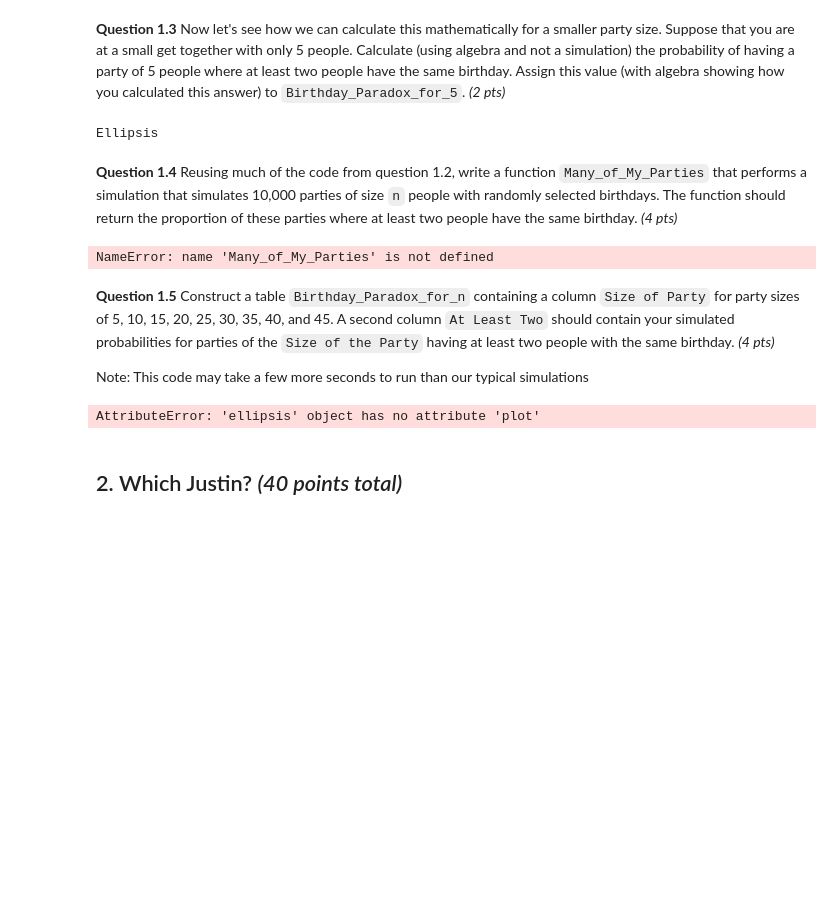
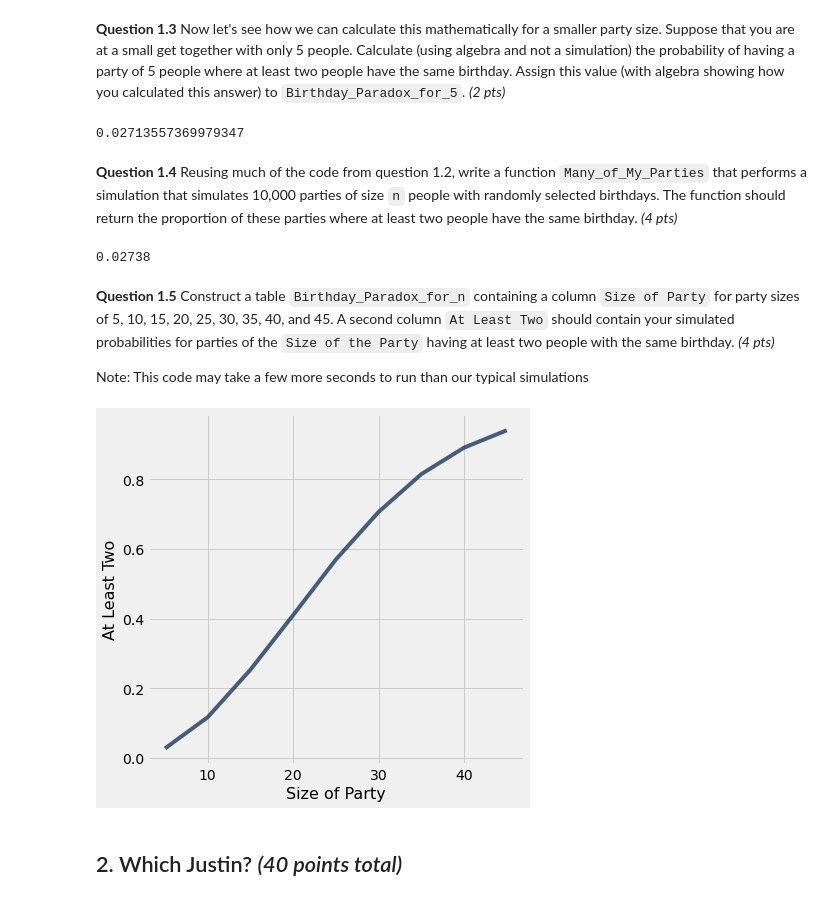
Before and after one commit to awar2170/STOR_120, a Jupyter notebook: Exam Review/Exam2_Unit4_Unit7/STOR 120 - Take Home Midterm 2.ipynb, the cells around one changed output. Saved outputs shown, nothing was run; the diff lists cells and outputs as text; code cells hidden in the pictures; blank space fills up the shorter version.

```diff
--- a/Exam Review/Exam2_Unit4_Unit7/STOR 120 - Take Home Midterm 2.ipynb
+++ b/Exam Review/Exam2_Unit4_Unit7/STOR 120 - Take Home Midterm 2.ipynb
@@ -146,0 +86,11 @@ My_Party(23)
+# %%
+# If there is a key in this above dictionary that is equal to or greater than 2, then we want to add 1 to a counter
+
+count = 0
+for key in res:
+    if res[key] >= 2:
+        count = 1
+    else:
+        count = count + 0
+
+count
@@ -171,6 +138,10 @@ Nothing Happens
 # %%
-count = []
+simulation_data = []
+simulations = 100000
 
-for x in np.arange(0,10000,1):
-    output = My_Party(23)
+for x in np.arange(simulations):
+    simulation_data.append(My_Party(23))
+
+proportion_yes_2_same_bdays = simulation_data.count(1)/simulations
+proportion_yes_2_same_bdays
 # %% [output]
@@ -204,31 +160,45 @@ Counter({None: 1})
 # %%
-Birthday_Paradox_for_5 = ...
+Birthday_Paradox_for_5 = at_least_2_bday
 Birthday_Paradox_for_5
 # %% [output]
-Ellipsis
+0.02713557369979347
 # %% [markdown]
 **Question 1.4** Reusing much of the code from question 1.2, write a function `Many_of_My_Parties` that performs a simulation that simulates 10,000 parties of size `n` people with randomly selected birthdays. The function should return the proportion of these parties where at least two people have the same birthday. *(4 pts)*
 # %%
+def Many_of_My_Parties(party_size):
+    simulation_data = []
+    simulations = 100000
 
+    for x in np.arange(simulations):
+        simulation_data.append(My_Party(party_size))
 
-
+    proportion_yes_2_same_bdays = simulation_data.count(1)/simulations
+    return(proportion_yes_2_same_bdays)
 
 # Do not delete or change the below line of code
 Many_of_My_Parties(5)
 # %% [output]
-NameError: name 'Many_of_My_Parties' is not defined
+0.02738
 # %% [markdown]
 **Question 1.5** Construct a table `Birthday_Paradox_for_n` containing a column `Size of Party` for party sizes of 5, 10, 15, 20, 25, 30, 35, 40, and 45. A second column `At Least Two` should contain your simulated probabilities for parties of the `Size of the Party` having at least two people with the same birthday. *(4 pts)*
 
 Note: This code may take a few more seconds to run than our typical simulations
-# %%
-Birthday_Paradox_for_n = ...
-
-
-# Do not delete or change the below line of code
-Birthday_Paradox_for_n.plot('Size of Party')
-# %% [output]
-AttributeError: 'ellipsis' object has no attribute 'plot'
+# %%
+Birthday_Paradox_for_n = Table().with_columns("Size of Party", np.arange(5,46,5),
+                          "At Least Two", make_array(Many_of_My_Parties(5), Many_of_My_Parties(10),
+                                           Many_of_My_Parties(15), Many_of_My_Parties(20),
+                                           Many_of_My_Parties(25), Many_of_My_Parties(30),
+                                           Many_of_My_Parties(35), Many_of_My_Parties(40),
+                                           Many_of_My_Parties(45)))
+
+
+# Birthday_Paradox_for_n
+# The above thing shows the table, and it works
+
+# Do not delete or change the below line of code
+Birthday_Paradox_for_n.plot('Size of Party')
+# %% [output]
+[figure, added]
 # %% [markdown]
 ## 2. Which Justin? *(40 points total)*
 # %% [markdown]
```
Also changed, not shown: parts of 28 cells of this notebook.
